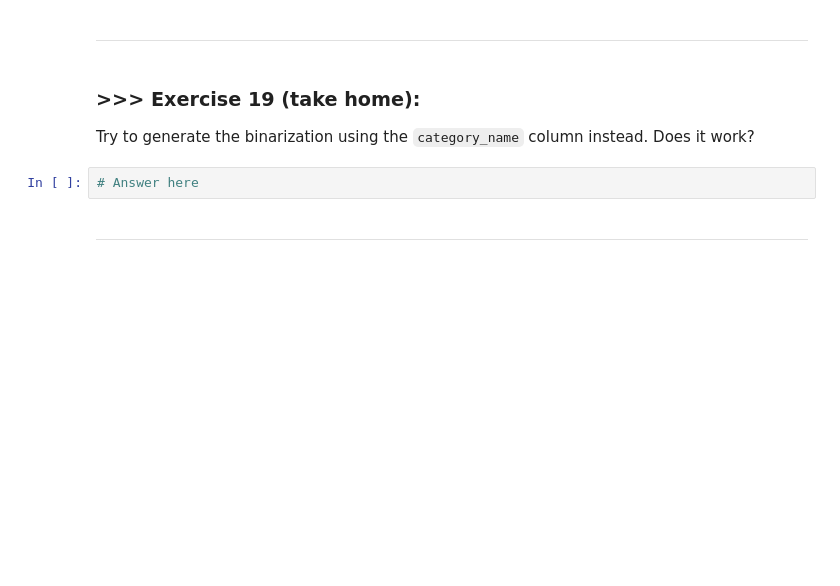
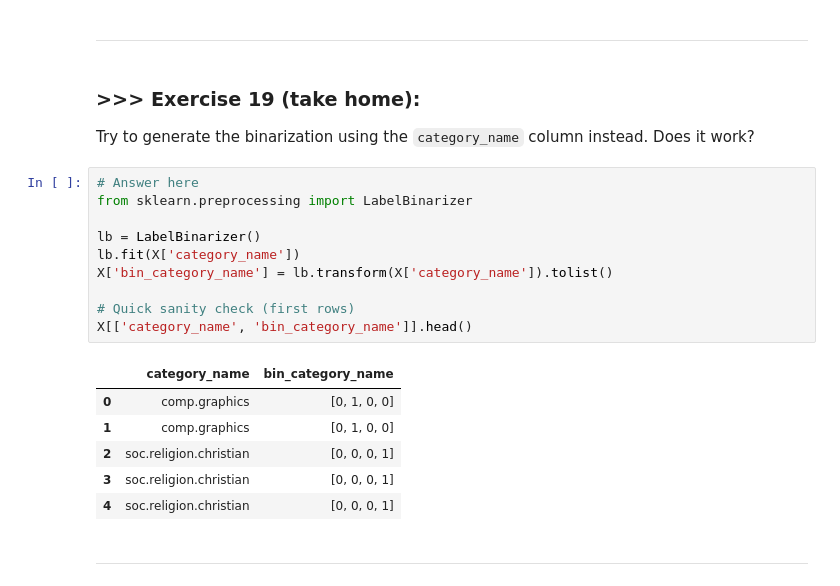
Before and after one commit to equation-Chris/DM2025-Lab1-Exercise, a Jupyter notebook: DM2025-Lab1-Master.ipynb, the cells around one changed output. Cells and saved outputs as stored; diff of their text form; blank space fills up the shorter version.

```diff
--- a/DM2025-Lab1-Master.ipynb
+++ b/DM2025-Lab1-Master.ipynb
@@ -1907,8 +2284,23 @@ Attributes with **continuous values** also have strategies to tranform the data;
 # %% [markdown]
 ### >>> **Exercise 19 (take home):**
 Try to generate the binarization using the `category_name` column instead. Does it work?
-# %%
-# Answer here
+# %%
+# Answer here
+from sklearn.preprocessing import LabelBinarizer
+
+lb = LabelBinarizer()
+lb.fit(X['category_name'])
+X['bin_category_name'] = lb.transform(X['category_name']).tolist()
+
+# Quick sanity check (first rows)
+X[['category_name', 'bin_category_name']].head()
+# %% [output]
+|  | category_name | bin_category_name |
+| 0 | comp.graphics | [0, 1, 0, 0] |
+| 1 | comp.graphics | [0, 1, 0, 0] |
+| 2 | soc.religion.christian | [0, 0, 0, 1] |
+| 3 | soc.religion.christian | [0, 0, 0, 1] |
+| 4 | soc.religion.christian | [0, 0, 0, 1] |
 # %% [markdown]
 ---
 # %% [markdown]
```
Also changed, not shown: parts of 74 cells of this notebook.
